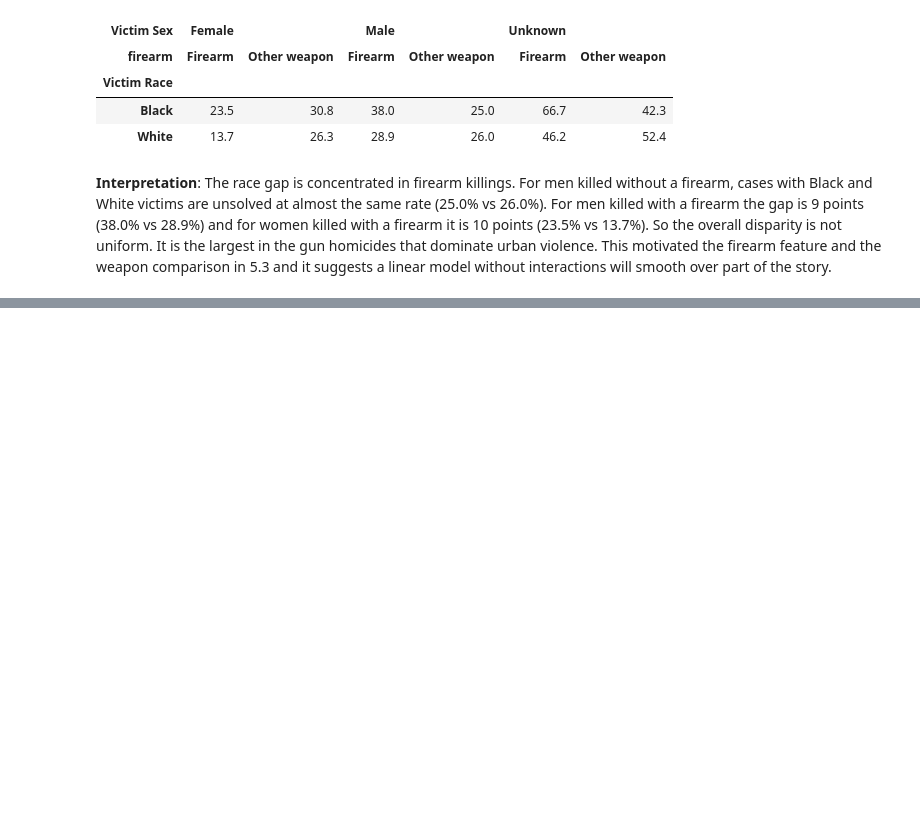
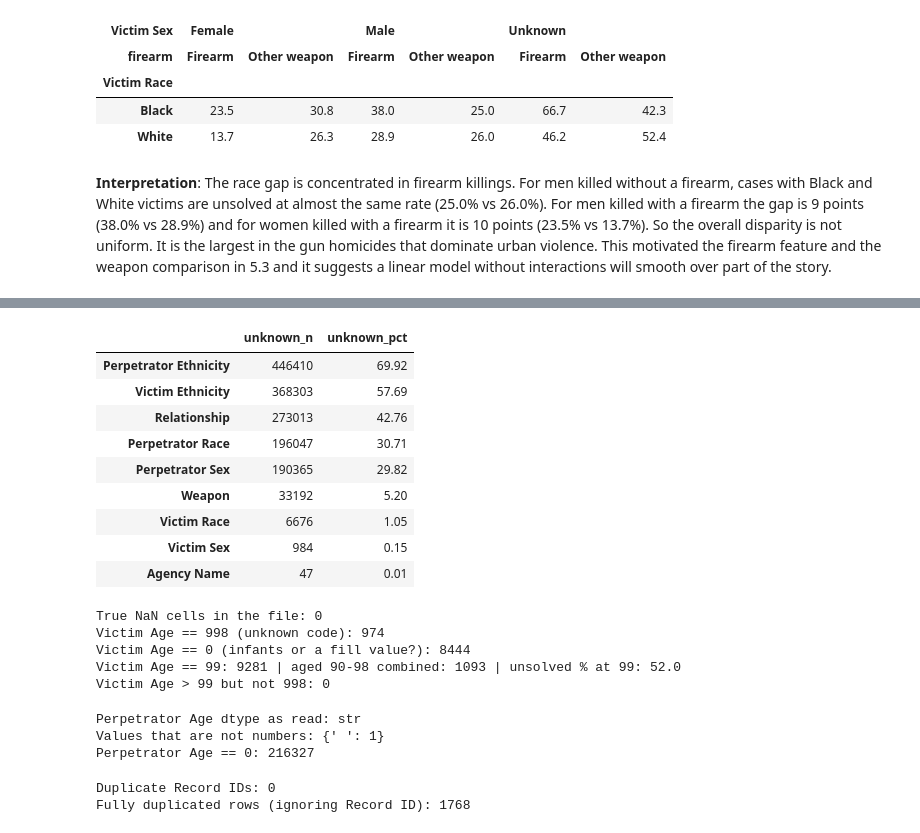
Before and after one commit to isabellelynch/WhoGetsJustice-DataAnalytics-2026, a Jupyter notebook: notebook/who-gets-justice.ipynb, the cells around one changed output, grey strips where cells are left out. Cells and saved outputs as stored; diff of their text form; code cells hidden in the pictures; blank space fills up the shorter version.

Commit message:
Completed Section 2: Data Understanding

```diff
--- a/notebook/who-gets-justice.ipynb
+++ b/notebook/who-gets-justice.ipynb
@@ -384,0 +419,46 @@ two_way.round(1)
+# %%
+# 1. 'Unknown' is the dataset's code for missing. Count it (and 998 / 0 ages) per column.
+unknown = pd.DataFrame({
+    "unknown_n": (raw.astype(str) == "Unknown").sum(),
+}).assign(unknown_pct=lambda d: (d["unknown_n"] / len(raw) * 100).round(2))
+unknown = unknown[unknown["unknown_n"] > 0].sort_values("unknown_pct", ascending=False)
+display(unknown)
+print("True NaN cells in the file:", int(raw.isna().sum().sum()))
+print("Victim Age == 998 (unknown code):", int((raw["Victim Age"] == 998).sum()))
+print("Victim Age == 0 (infants or a fill value?):", int((raw["Victim Age"] == 0).sum()))
+print("Victim Age == 99:", int((raw["Victim Age"] == 99).sum()), "| aged 90-98 combined:", int(raw["Victim Age"].between(90, 98).sum()),
+      "| unsolved % at 99:", round(raw.loc[raw["Victim Age"] == 99, "Crime Solved"].eq("No").mean() * 100, 1))
+print("Victim Age > 99 but not 998:", int(((raw["Victim Age"] > 99) & (raw["Victim Age"] != 998)).sum()))
+# %% [output]
+|  | unknown_n | unknown_pct |
+| Perpetrator Ethnicity | 446410 | 69.92 |
+| Victim Ethnicity | 368303 | 57.69 |
+| Relationship | 273013 | 42.76 |
+| Perpetrator Race | 196047 | 30.71 |
+| Perpetrator Sex | 190365 | 29.82 |
+| Weapon | 33192 | 5.20 |
+| Victim Race | 6676 | 1.05 |
+| Victim Sex | 984 | 0.15 |
+| Agency Name | 47 | 0.01 |
+True NaN cells in the file: 0
+Victim Age == 998 (unknown code): 974
+Victim Age == 0 (infants or a fill value?): 8444
+Victim Age == 99: 9281 | aged 90-98 combined: 1093 | unsolved % at 99: 52.0
+Victim Age > 99 but not 998: 0
+# %%
+# 2. Types: Perpetrator Age should be numeric. Which values fail to convert?
+pa = pd.to_numeric(raw["Perpetrator Age"], errors="coerce")
+print("Perpetrator Age dtype as read:", raw["Perpetrator Age"].dtype)
+print("Values that are not numbers:", raw.loc[pa.isna(), "Perpetrator Age"].value_counts().to_dict())
+print("Perpetrator Age == 0:", int((pa == 0).sum()))
+# %% [output]
+Perpetrator Age dtype as read: str
+Values that are not numbers: {' ': 1}
+Perpetrator Age == 0: 216327
+# %%
+# 3. Duplicates
+print("Duplicate Record IDs:", raw["Record ID"].duplicated().sum())
+print("Fully duplicated rows (ignoring Record ID):", raw.drop(columns="Record ID").duplicated().sum())
+# %% [output]
+Duplicate Record IDs: 0
+Fully duplicated rows (ignoring Record ID): 1768
```
Also changed, not shown: parts of 6 cells of this notebook.
